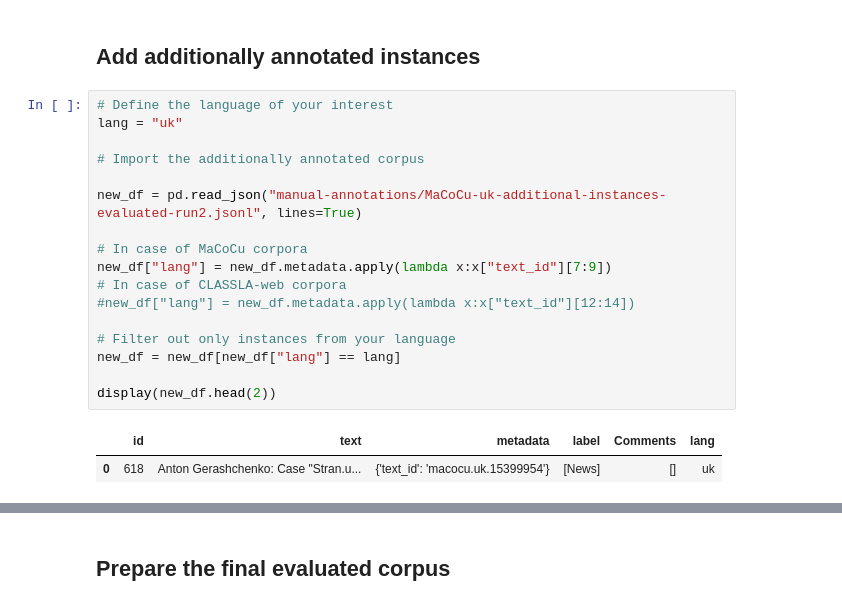
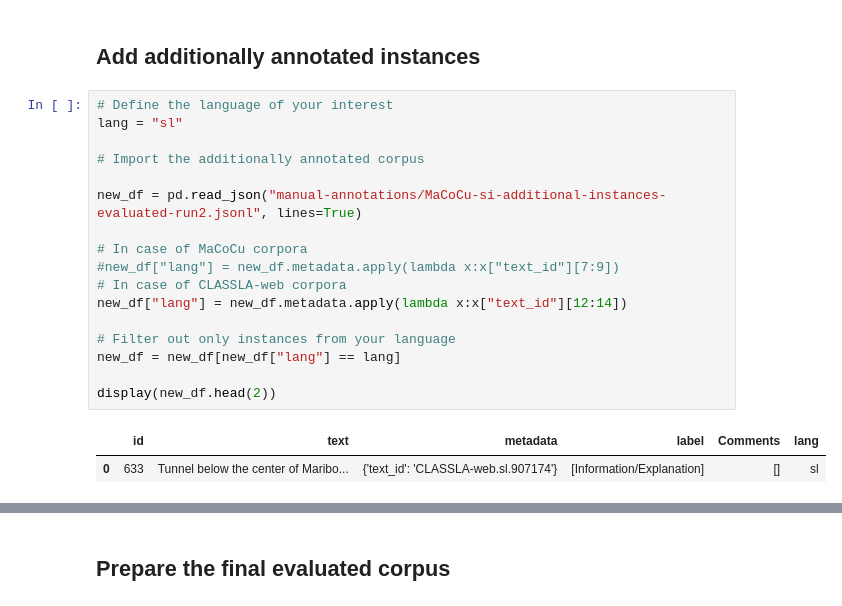
Before and after one commit to TajaKuzman/Crosslingual-Genre-Bias-Analysis, a Jupyter notebook: evaluation-of-annotation.ipynb, the cells around one changed output, grey strips where cells are left out. Cells and saved outputs as stored; diff of their text form.

Commit message:
Final annotations added, evaluations started

```diff
--- a/evaluation-of-annotation.ipynb
+++ b/evaluation-of-annotation.ipynb
@@ -21,24 +21,24 @@ env: CUDA_VISIBLE_DEVICES=0
 ## Add additionally annotated instances
 # %%
 # Define the language of your interest
-lang = "uk"
+lang = "sl"
 
 # Import the additionally annotated corpus
 
-new_df = pd.read_json("manual-annotations/MaCoCu-uk-additional-instances-evaluated-run2.jsonl", lines=True)
+new_df = pd.read_json("manual-annotations/MaCoCu-si-additional-instances-evaluated-run2.jsonl", lines=True)
 
 # In case of MaCoCu corpora
-new_df["lang"] = new_df.metadata.apply(lambda x:x["text_id"][7:9])
+#new_df["lang"] = new_df.metadata.apply(lambda x:x["text_id"][7:9])
 # In case of CLASSLA-web corpora
-#new_df["lang"] = new_df.metadata.apply(lambda x:x["text_id"][12:14])
+new_df["lang"] = new_df.metadata.apply(lambda x:x["text_id"][12:14])
 
 # Filter out only instances from your language
 new_df = new_df[new_df["lang"] == lang]
 
 display(new_df.head(2))
 # %% [output]
 |  | id | text | metadata | label | Comments | lang |
-| 0 | 618 | Anton Gerashchenko: Case "Stran.u... | {'text_id': 'macocu.uk.15399954'} | [News] | [] | uk |
+| 0 | 633 | Tunnel below the center of Maribo... | {'text_id': 'CLASSLA-web.sl.907174'} | [Information/Explanation] | [] | sl |
 # %%
 # Discard unnecessary columns
 new_df = new_df[["text","metadata","label"]]
```
Also changed, not shown: parts of 14 cells of this notebook, 18 other files.
